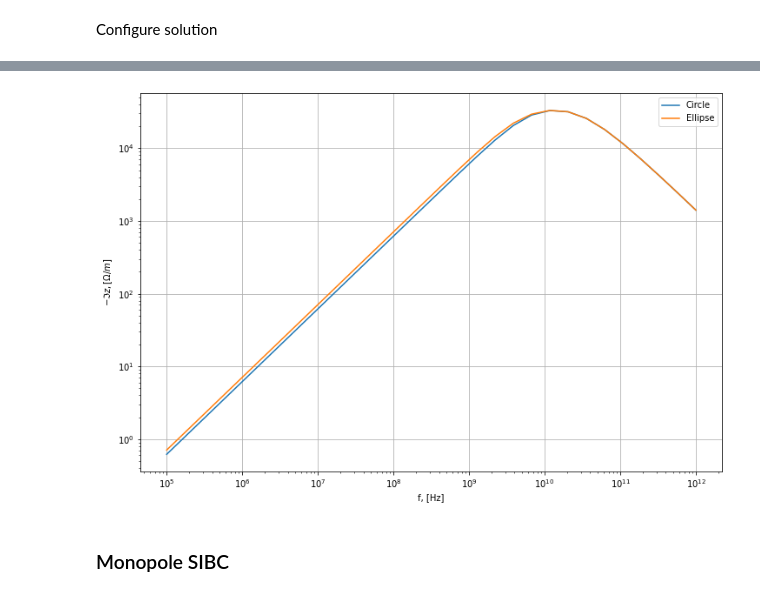
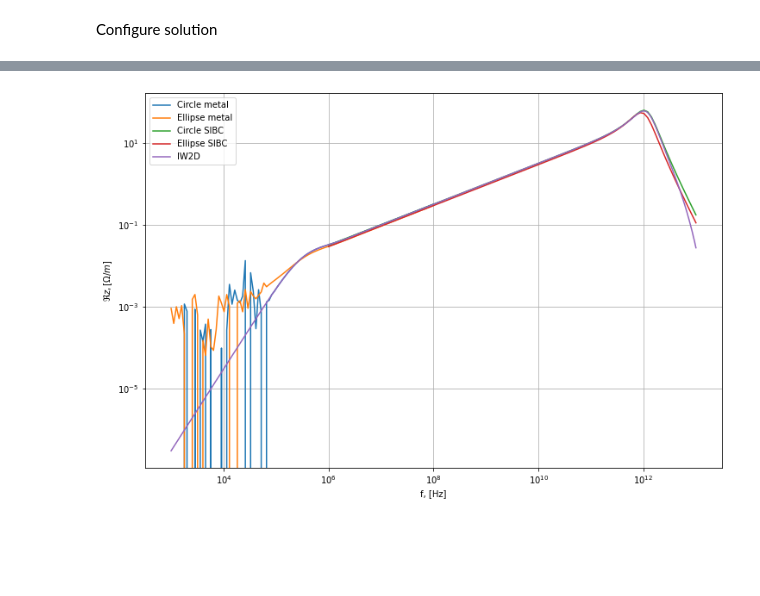
Before and after one commit to CREMLIN-PLUS-WP4-TASK3/BeamImpedance2DX, a Jupyter notebook: examples/07_circle_and_ellipse/circle_and_ellipse.ipynb, the cells around one changed output, grey strips where cells are left out. Drawn from its saved outputs; the diff is of its cells as text; code cells hidden in the pictures; blank space fills up the shorter version.

Commit message:
Update circle ellipse comparison

```diff
--- a/examples/07_circle_and_ellipse/circle_and_ellipse.ipynb
+++ b/examples/07_circle_and_ellipse/circle_and_ellipse.ipynb
@@ -42,10 +58,14 @@ Ellipse radius: 57.0x8.0 [mm]
 # %% [markdown]
 Configure solution
 # %%
-circle_solution = bi2d.Solution(circle_map, Hcurl_order=2, H1_order=2)
-circle_solution.logger.setLevel(logging.WARNING)
-ellipse_solution = bi2d.Solution(ellipse_map, Hcurl_order=2, H1_order=2)
-ellipse_solution.logger.setLevel(logging.WARNING)
+circle_sibc_solution = bi2d.Solution(circle_sibc_map, Hcurl_order=2, H1_order=2)
+circle_sibc_solution.logger.setLevel(logging.WARNING)
+circle_metal_solution = bi2d.Solution(circle_metal_map, Hcurl_order=2, H1_order=2)
+circle_metal_solution.logger.setLevel(logging.WARNING)
+ellipse_sibc_solution = bi2d.Solution(ellipse_sibc_map, Hcurl_order=2, H1_order=2)
+ellipse_sibc_solution.logger.setLevel(logging.WARNING)
+ellipse_metal_solution = bi2d.Solution(ellipse_metal_map, Hcurl_order=2, H1_order=2)
+ellipse_metal_solution.logger.setLevel(logging.WARNING)
 # %% [markdown]
 ## Calculate impedance
 
@@ -63,0 +73,5 @@ pylab.rcParams['figure.figsize'] = [12, 8]
+# %%
+%%time
+
+circle_metal_solution_monopole = circle_metal_solution.get_z(np.logspace(3, 8, num=100), beta=0.999999, source_function=bi2d.SourceFunction.MONOPOLE)
+ellipse_metal_solution_monopole = ellipse_metal_solution.get_z(np.logspace(3, 8, num=100), beta=0.999999, source_function=bi2d.SourceFunction.MONOPOLE)
@@ -63,0 +81,5 @@ pylab.rcParams['figure.figsize'] = [12, 8]
+# %%
+%%time
+
+circle_sibc_solution_monopole = circle_sibc_solution.get_z(np.logspace(6, 13, num=100), beta=0.999999, source_function=bi2d.SourceFunction.MONOPOLE, sibc=[wall])
+ellipse_sibc_solution_monopole = ellipse_sibc_solution.get_z(np.logspace(6, 13, num=100), beta=0.999999, source_function=bi2d.SourceFunction.MONOPOLE, sibc=[wall])
@@ -63,0 +89,2 @@ pylab.rcParams['figure.figsize'] = [12, 8]
+# %%
+iw2d_monopole = np.genfromtxt("ZlongWthin_pipe_2layers10.00mm_0_999999beta.dat", skip_header=1)
@@ -64,14 +94,15 @@ pylab.rcParams['figure.figsize'] = [12, 8]
 # %%
-pylab.plot(circle_data_monopole_pec[:,0], -circle_data_monopole_pec[:,2])
-pylab.plot(ellipse_data_monopole_pec[:,0], -ellipse_data_monopole_pec[:,2])
+pylab.plot(circle_metal_solution_monopole[:,0], circle_metal_solution_monopole[:,1])
+pylab.plot(ellipse_metal_solution_monopole[:,0], ellipse_metal_solution_monopole[:,1])
+pylab.plot(circle_sibc_solution_monopole[:,0], circle_sibc_solution_monopole[:,1])
+pylab.plot(ellipse_sibc_solution_monopole[:,0], ellipse_sibc_solution_monopole[:,1])
+pylab.plot(iw2d_monopole[:,0], iw2d_monopole[:,1])
 pylab.yscale("log")
 pylab.xscale("log")
 pylab.xlabel("f, [Hz]")
-pylab.ylabel(r"$-\Im{z}, [\Omega/m]$")
+pylab.ylabel(r"$\Re{z}, [\Omega/m]$")
 pylab.grid()
-pylab.legend([r"Circle", r"Ellipse"])
+pylab.legend(["Circle metal", "Ellipse metal", "Circle SIBC", "Ellipse SIBC", "IW2D"])
 pylab.show()
 # %% [output]
-[figure, old version]
+[figure, new version]
-# %% [markdown]
-### Monopole SIBC
```
Also changed, not shown: parts of 37 cells of this notebook, 5 other files.
